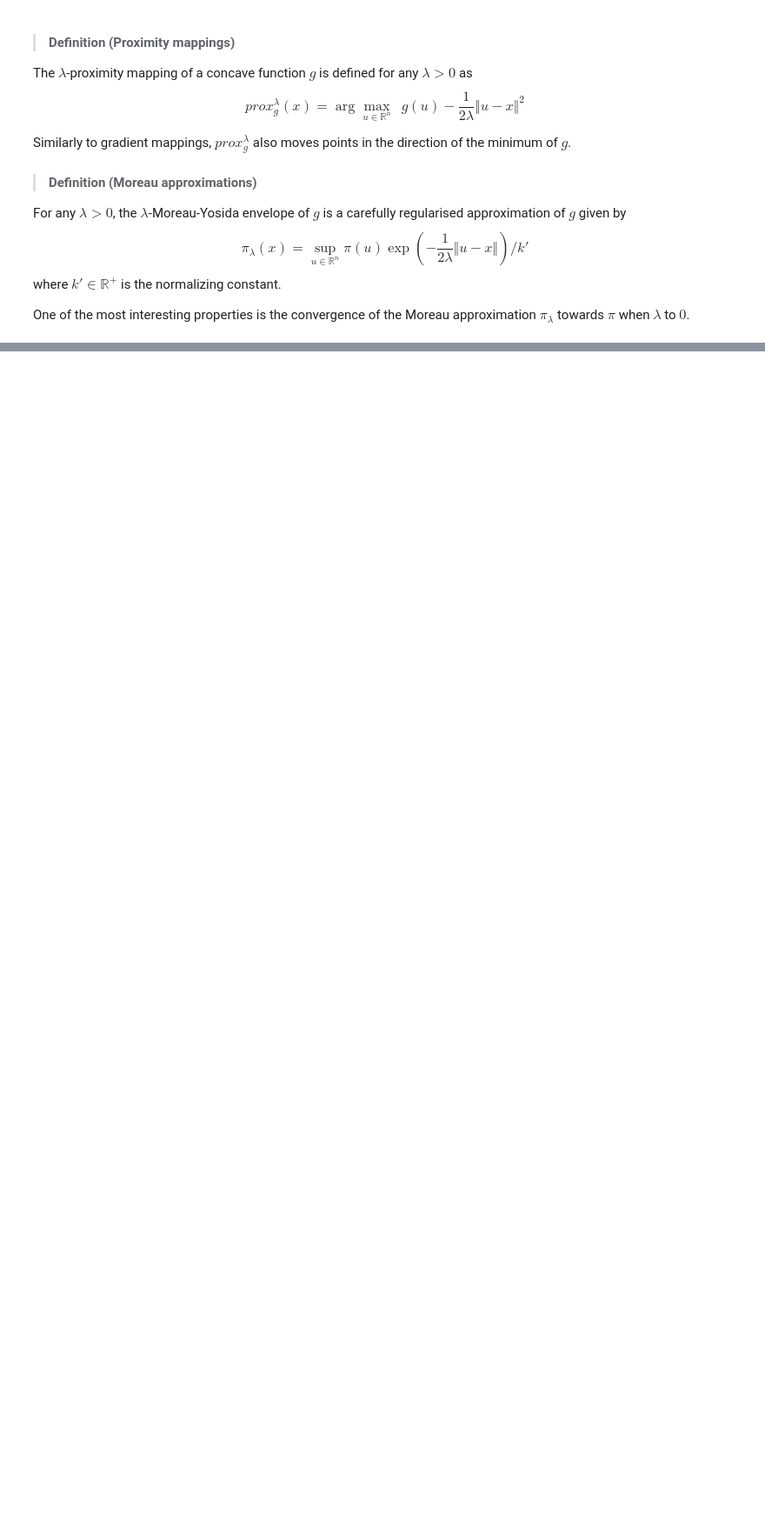
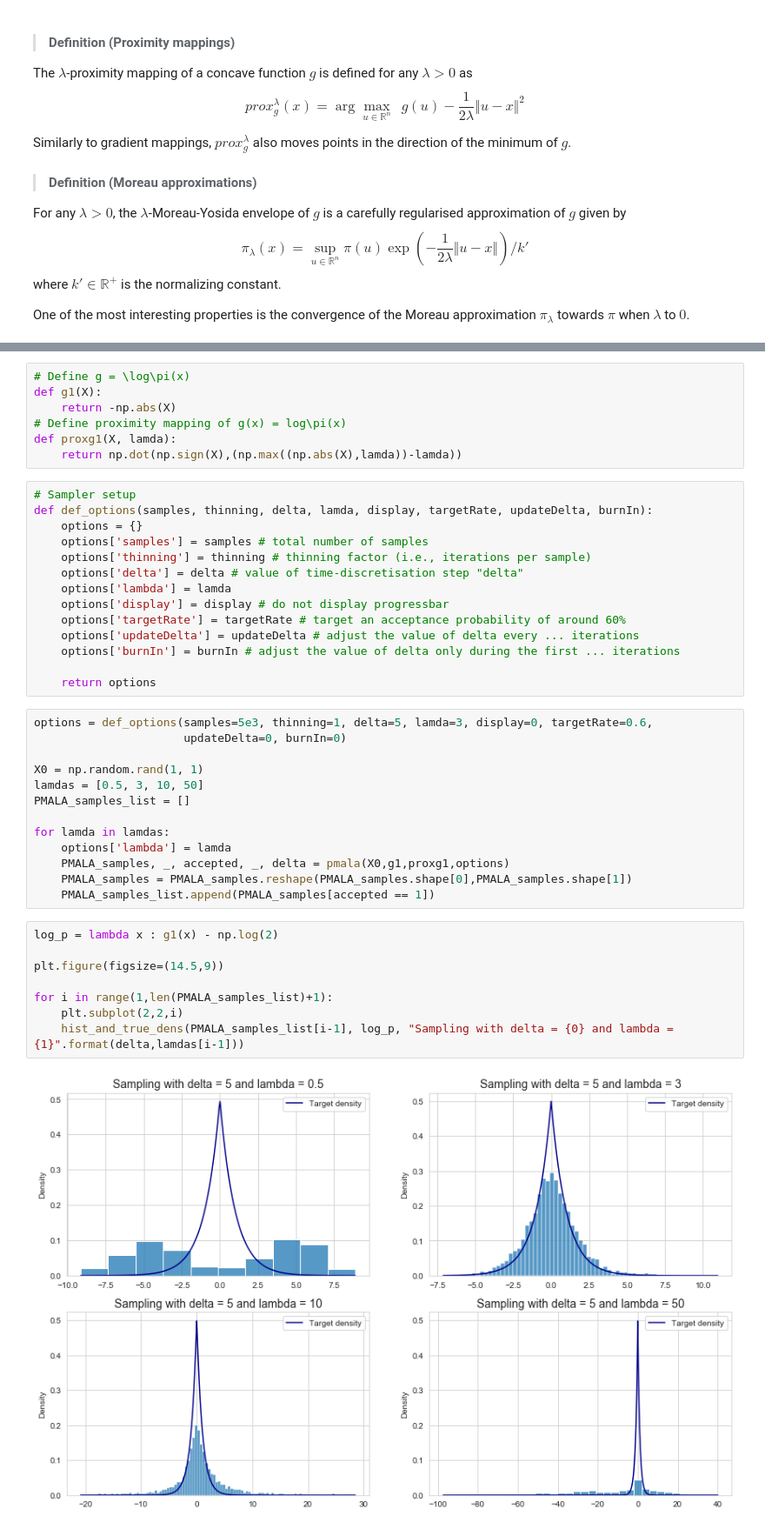
Before and after one commit to YuheBAI/Proximal_MCMC, a Jupyter notebook: Proximal_Langevin_MCMC.ipynb, the cells around one changed output, grey strips where cells are left out. Shown at 87% size. Saved outputs shown, nothing was run; the diff lists cells and outputs as text; blank space fills up the shorter version.

```diff
--- a/Proximal_Langevin_MCMC.ipynb
+++ b/Proximal_Langevin_MCMC.ipynb
@@ -473,0 +580,44 @@ $$
+# %%
+# Define g = \log\pi(x)
+def g1(X):
+    return -np.abs(X)
+# Define proximity mapping of g(x) = log\pi(x)
+def proxg1(X, lamda):
+    return np.dot(np.sign(X),(np.max((np.abs(X),lamda))-lamda))
+# %%
+# Sampler setup
+def def_options(samples, thinning, delta, lamda, display, targetRate, updateDelta, burnIn):
+    options = {}
+    options['samples'] = samples # total number of samples
+    options['thinning'] = thinning # thinning factor (i.e., iterations per sample)
+    options['delta'] = delta # value of time-discretisation step "delta"
+    options['lambda'] = lamda
+    options['display'] = display # do not display progressbar
+    options['targetRate'] = targetRate # target an acceptance probability of around 60%
+    options['updateDelta'] = updateDelta # adjust the value of delta every ... iterations
+    options['burnIn'] = burnIn # adjust the value of delta only during the first ... iterations
+
+    return options
+# %%
+options = def_options(samples=5e3, thinning=1, delta=5, lamda=3, display=0, targetRate=0.6,
+                      updateDelta=0, burnIn=0)
+
+X0 = np.random.rand(1, 1)
+lamdas = [0.5, 3, 10, 50]
+PMALA_samples_list = []
+
+for lamda in lamdas:
+    options['lambda'] = lamda
+    PMALA_samples, _, accepted, _, delta = pmala(X0,g1,proxg1,options)
+    PMALA_samples = PMALA_samples.reshape(PMALA_samples.shape[0],PMALA_samples.shape[1])
+    PMALA_samples_list.append(PMALA_samples[accepted == 1])
+# %%
+log_p = lambda x : g1(x) - np.log(2)
+
+plt.figure(figsize=(14.5,9))
+
+for i in range(1,len(PMALA_samples_list)+1):
+    plt.subplot(2,2,i)
+    hist_and_true_dens(PMALA_samples_list[i-1], log_p, "Sampling with delta = {0} and lambda = {1}".format(delta,lamdas[i-1]))
+# %% [output]
+[figure, added]
```
Also changed, not shown: parts of 34 cells of this notebook.
